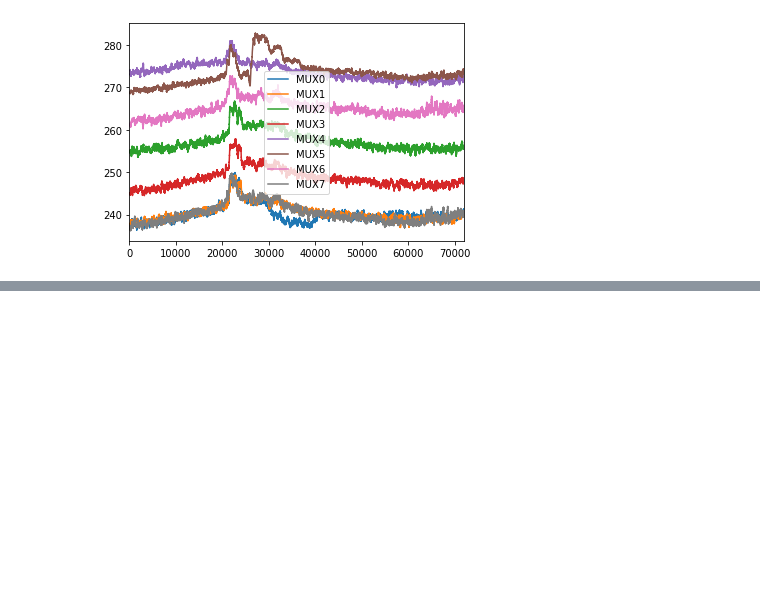
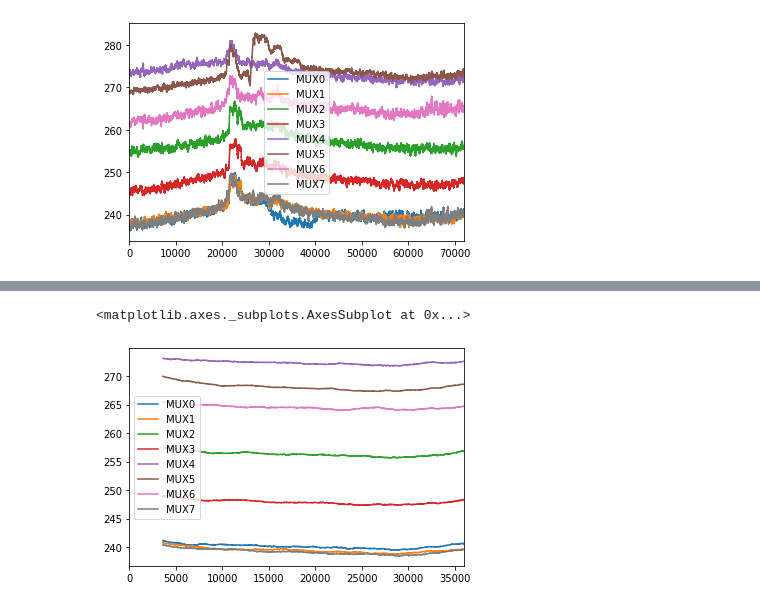
Before and after one commit to mygs/babilonia, a Jupyter notebook: research/mux-capacitive/moisture.ipynb, the cells around one changed output, grey strips where cells are left out. Saved outputs shown, nothing was run; the diff lists cells and outputs as text; code cells hidden in the pictures; blank space fills up the shorter version.

Commit message:
test analysis

```diff
--- a/research/mux-capacitive/moisture.ipynb
+++ b/research/mux-capacitive/moisture.ipynb
@@ -278,0 +281,3 @@ df1001[['MUX0','MUX1','MUX2','MUX3','MUX4','MUX5','MUX6','MUX7']].rolling(180).m
+# %%
+df1002 = pd.read_csv("test1002.csv")
+print("Duration:", df1002.shape[0]/(60*60), "hours")
@@ -278,0 +298,5 @@ df1001[['MUX0','MUX1','MUX2','MUX3','MUX4','MUX5','MUX6','MUX7']].rolling(180).m
+# %%
+df1002[['MUX0','MUX1','MUX2','MUX3','MUX4','MUX5','MUX6','MUX7']].rolling(3600).mean().plot()
+# %% [output]
+<matplotlib.axes._subplots.AxesSubplot at 0x...>
+[figure, added]
```
Also changed, not shown: parts of 3 cells of this notebook, 2 other files.
